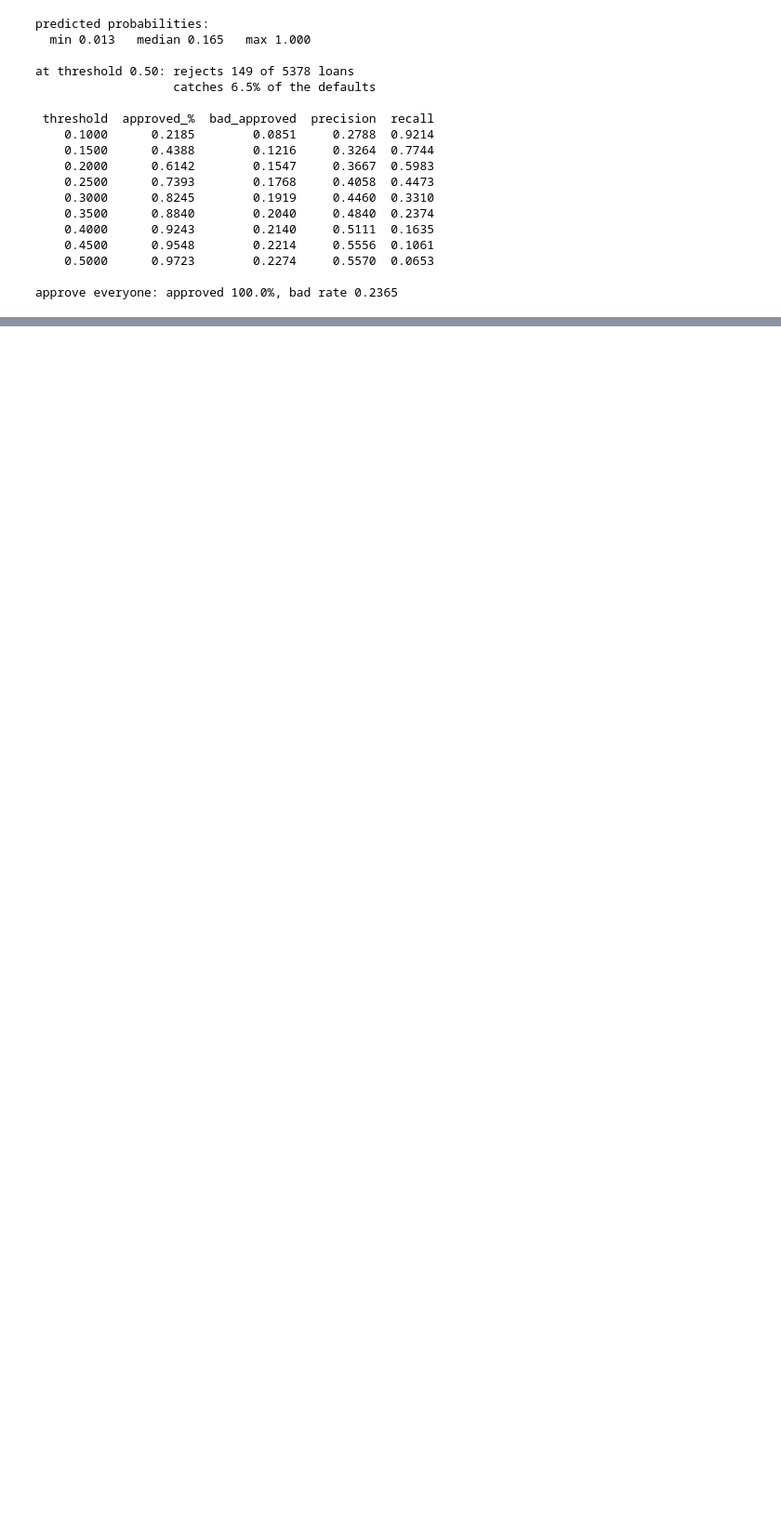
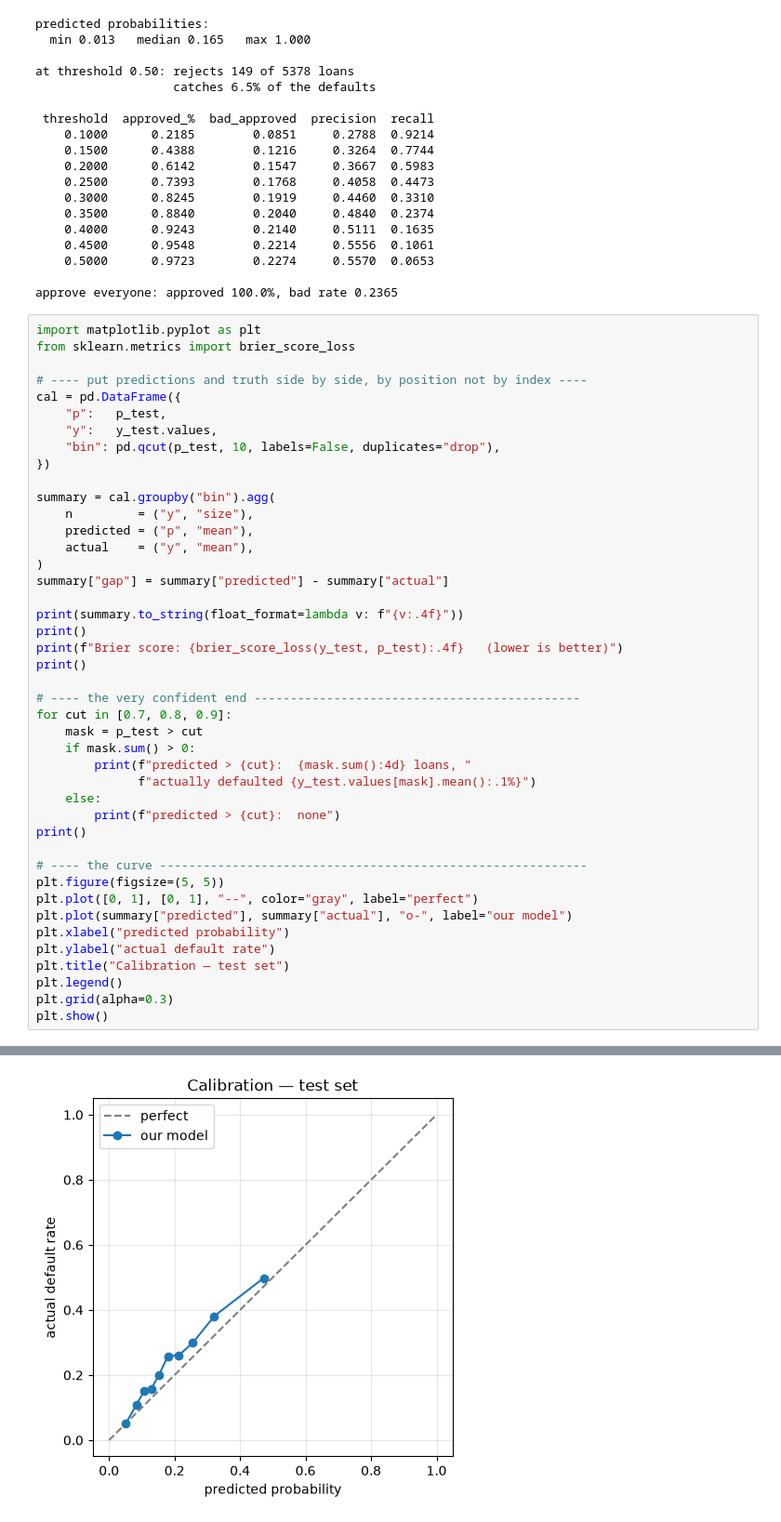
Before and after one commit to Mehdi-mo/credit-risk-engine, a Jupyter notebook: notebooks/04_baseline_model.ipynb, the cells around one changed output, grey strips where cells are left out. Shown at 93% size. Drawn from its saved outputs; the diff is of its cells as text; blank space fills up the shorter version.

Commit message:
slice 4: calibration check, model under-states risk by 3-5pp on test

```diff
--- a/notebooks/04_baseline_model.ipynb
+++ b/notebooks/04_baseline_model.ipynb
@@ -387,3 +387,47 @@ at threshold 0.50: rejects 149 of 5378 loans
     0.5000      0.9723        0.2274     0.5570  0.0653
 
 approve everyone: approved 100.0%, bad rate 0.2365
+# %%
+import matplotlib.pyplot as plt
+from sklearn.metrics import brier_score_loss
+
+# ---- put predictions and truth side by side, by position not by index ----
+cal = pd.DataFrame({
+    "p":   p_test,
+    "y":   y_test.values,
+    "bin": pd.qcut(p_test, 10, labels=False, duplicates="drop"),
+})
+
+summary = cal.groupby("bin").agg(
+    n         = ("y", "size"),
+    predicted = ("p", "mean"),
+    actual    = ("y", "mean"),
+)
+summary["gap"] = summary["predicted"] - summary["actual"]
+
+print(summary.to_string(float_format=lambda v: f"{v:.4f}"))
+print()
+print(f"Brier score: {brier_score_loss(y_test, p_test):.4f}   (lower is better)")
+print()
+
+# ---- the very confident end ---------------------------------------------
+for cut in [0.7, 0.8, 0.9]:
+    mask = p_test > cut
+    if mask.sum() > 0:
+        print(f"predicted > {cut}:  {mask.sum():4d} loans, "
+              f"actually defaulted {y_test.values[mask].mean():.1%}")
+    else:
+        print(f"predicted > {cut}:  none")
+print()
+
+# ---- the curve -----------------------------------------------------------
+plt.figure(figsize=(5, 5))
+plt.plot([0, 1], [0, 1], "--", color="gray", label="perfect")
+plt.plot(summary["predicted"], summary["actual"], "o-", label="our model")
+plt.xlabel("predicted probability")
+plt.ylabel("actual default rate")
+plt.title("Calibration — test set")
+plt.legend()
+plt.grid(alpha=0.3)
+plt.show()
+# %% [output]
@@ -389,0 +452 @@ approve everyone: approved 100.0%, bad rate 0.2365
+[figure, added]
```
Also changed, not shown: parts of 1 cell of this notebook.
